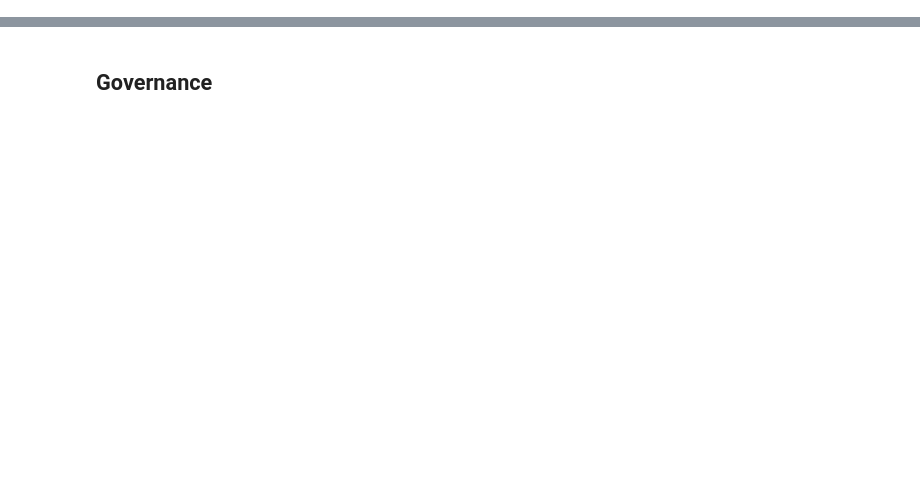
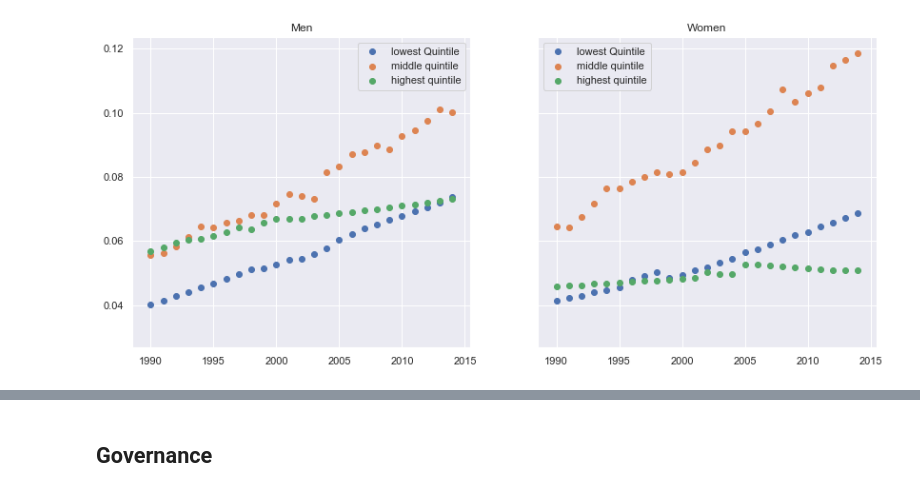
Before and after one commit to amateola7/Project-1-group4, a Jupyter notebook: ProjectOne_GroupFour_DataAnalysis.ipynb, the cells around one changed output, grey strips where cells are left out. Cells and saved outputs as stored; diff of their text form; code cells hidden in the pictures; blank space fills up the shorter version.

```diff
--- a/ProjectOne_GroupFour_DataAnalysis.ipynb
+++ b/ProjectOne_GroupFour_DataAnalysis.ipynb
@@ -167,0 +27,4 @@ Text(0.5, 1.0, 'Annual Access to Electricities (All Countries)')
+# %%
+titles = {"IT.CEL.SETS.P2":"mobile phone subscriptions per 100 people","EG.ELC.ACCS.ZS":"Access to electricity (% of population)","IQ.CPA.PROP.XQ":"CPIA property rights and rule-based governance rating (1=low to 6=high)"}
+all_data_men = pd.read_csv('data/all_data_men.csv')
+all_data_women = pd.read_csv('data/all_data_women.csv')
@@ -167,0 +37,25 @@ Text(0.5, 1.0, 'Annual Access to Electricities (All Countries)')
+# %%
+all_data_men['bins'] = all_data_men['bins'].apply(str)
+all_data_men['EG.ELC.ACCS.ZS'] = all_data_men['EG.ELC.ACCS.ZS'].apply(lambda x: np.nan if x <= 0.05 else x)
+
+all_data_women['bins'] = all_data_women['bins'].apply(str)
+all_data_women['EG.ELC.ACCS.ZS'] = all_data_women['EG.ELC.ACCS.ZS'].apply(lambda x: np.nan if x <= 0.05 else x)
+
+no_nan_men = all_data_men.loc[all_data_men['bins'] != 'nan']
+no_nan_women = all_data_women.loc[all_data_women['bins'] != 'nan']
+
+men_quintile_1 = no_nan_men.groupby(['bins']).get_group('1.0')
+men_quintile_3 = no_nan_men.groupby(['bins']).get_group('3.0')
+men_quintile_5 = no_nan_men.groupby(['bins']).get_group('5.0')
+
+women_quintile_1 = no_nan_women.groupby(['bins']).get_group('1.0')
+women_quintile_3 = no_nan_women.groupby(['bins']).get_group('3.0')
+women_quintile_5 = no_nan_women.groupby(['bins']).get_group('5.0')
+
+men_quintile_1 = men_quintile_1.groupby(['Year']).median()
+men_quintile_3 = men_quintile_3.groupby(['Year']).median()
+men_quintile_5 = men_quintile_5.groupby(['Year']).median()
+
+women_quintile_1 = women_quintile_1.groupby(['Year']).median()
+women_quintile_3 = women_quintile_3.groupby(['Year']).median()
+women_quintile_5 = women_quintile_5.groupby(['Year']).median()
@@ -167,0 +78,16 @@ Text(0.5, 1.0, 'Annual Access to Electricities (All Countries)')
+# %%
+fig1, (axes1a,axes1b) = plt.subplots(1,2,figsize=(14,6),sharey=True)
+
+axes1a.scatter(men_quintile_1.index, men_quintile_1['Age-standardised diabetes prevalence'])
+axes1a.scatter(men_quintile_3.index, men_quintile_3['Age-standardised diabetes prevalence'])
+axes1a.scatter(men_quintile_5.index, men_quintile_5['Age-standardised diabetes prevalence'])
+axes1a.legend(["lowest Quintile", "middle quintile", "highest quintile"])
+axes1a.set_title('Men')
+
+axes1b.scatter(women_quintile_1.index, women_quintile_1['Age-standardised diabetes prevalence'])
+axes1b.scatter(women_quintile_3.index, women_quintile_3['Age-standardised diabetes prevalence'])
+axes1b.scatter(women_quintile_5.index, women_quintile_5['Age-standardised diabetes prevalence'])
+axes1b.legend(["lowest Quintile", "middle quintile", "highest quintile"])
+axes1b.set_title('Women');
+# %% [output]
+[figure, added]
```
Also changed, not shown: parts of 44 cells of this notebook, 3 other files.
